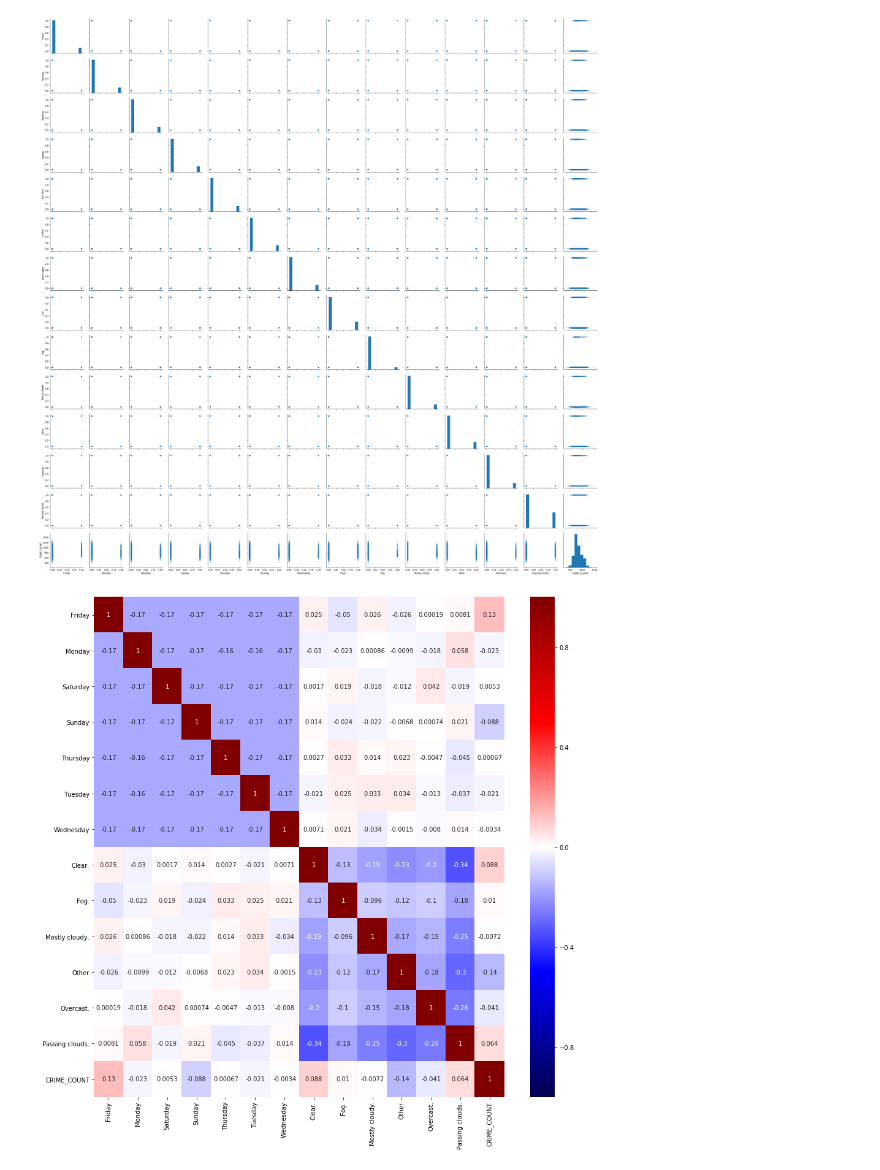
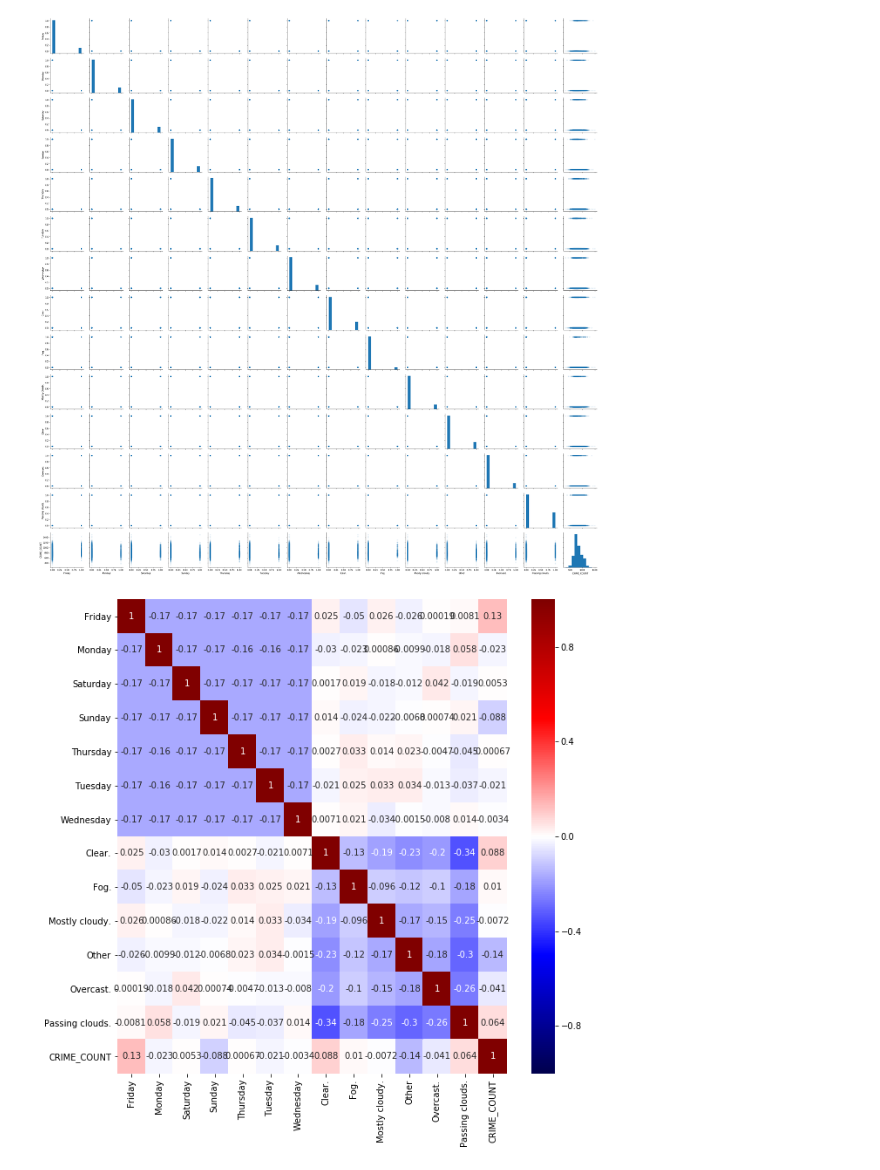
Before and after one commit to silvernine209/chicago_crime_rate_predictor, a Jupyter notebook: project_2_luther_lee_matthew.ipynb, the cells around one changed output. Drawn from its saved outputs; the diff is of its cells as text; code cells hidden in the pictures.

```diff
--- a/project_2_luther_lee_matthew.ipynb
+++ b/project_2_luther_lee_matthew.ipynb
@@ -339,8 +348,8 @@ sns.pairplot(pd.concat([df_merged[list(df_merged.columns)[7:]], df_merged['CRIME
 [figure]
 # %%
 # corr matrix
-plt.figure(figsize=(15, 15))
+plt.figure(figsize=(10, 10))
 sns.heatmap(pd.concat([df_merged[list(df_merged.columns)[7:]], df_merged['CRIME_COUNT']], axis=1).corr(), cmap="seismic", annot=True, vmin=-1, vmax=1);
 # more cmaps: https://matplotlib.org/examples/color/colormaps_reference.html
 # %% [output]
-[figure, old version]
+[figure, new version]
```
Also changed, not shown: parts of 20 cells of this notebook.
